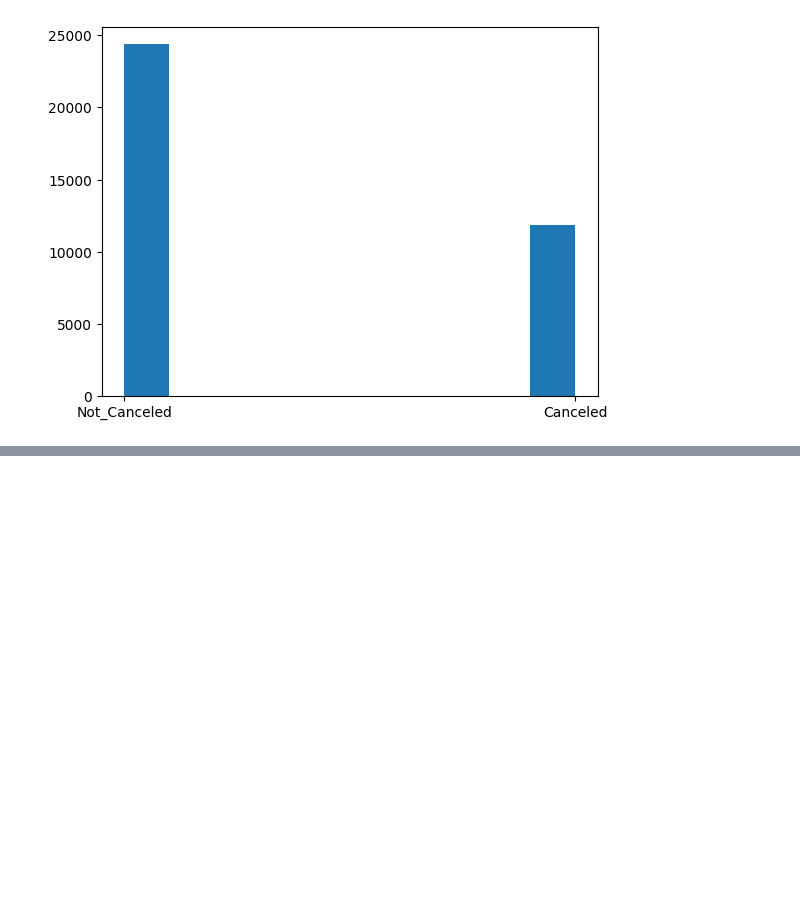
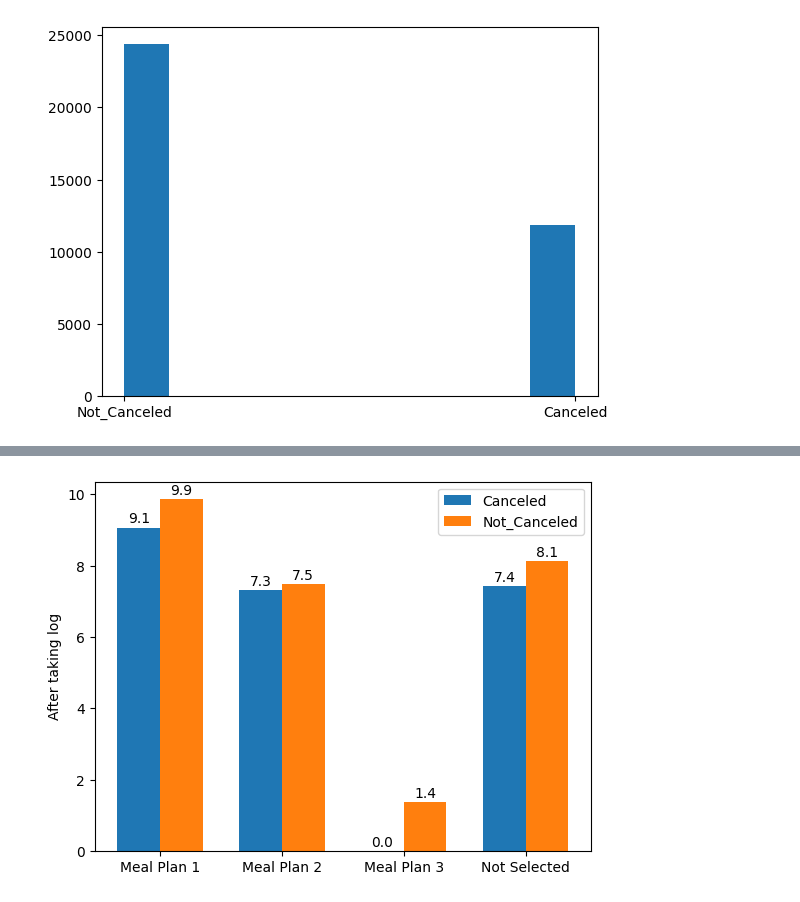
Before and after one commit to Navazdeen/ML_handson, a Jupyter notebook: Data Science/Preprocessing.ipynb, the cells around one changed output, grey strips where cells are left out. Saved outputs shown, nothing was run; the diff lists cells and outputs as text; code cells hidden in the pictures; blank space fills up the shorter version.

```diff
--- a/Data Science/Preprocessing.ipynb
+++ b/Data Science/Preprocessing.ipynb
@@ -75,0 +98,18 @@ plt.hist(Hotel_data['booking_status'])
+# %%
+grpd = Hotel_data.groupby(['type_of_meal_plan', 'booking_status'])['Booking_ID'].count().reset_index()
+grpd['Booking_ID'] = np.log(grpd['Booking_ID'])
+
+width=0.35
+x = np.arange(grpd.shape[0]/2)
+fig, ax = plt.subplots()
+rect1 = ax.bar(x-width/2, grpd[grpd['booking_status']=='Canceled']['Booking_ID'], width, label='Canceled')
+rect2 = ax.bar(x+width/2, grpd[grpd['booking_status']=='Not_Canceled']['Booking_ID'], width, label='Not_Canceled')
+
+ax.set_xticks(x, grpd['type_of_meal_plan'].unique())
+ax.bar_label(rect1, padding=1, fmt="%0.1f")
+ax.bar_label(rect2, padding=1, fmt="%0.1f")
+ax.set_ylabel("After taking log")
+ax.legend()
+plt.show()
+# %% [output]
+[figure, added]
```
Also changed, not shown: parts of 19 cells of this notebook, 2 other files.
